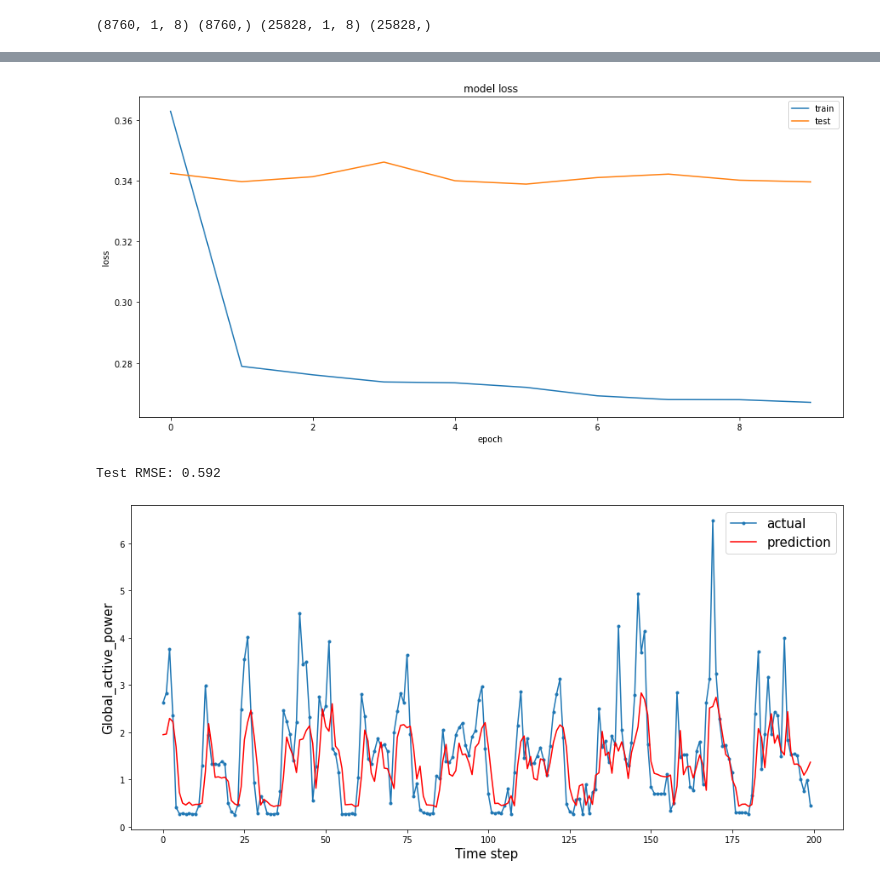
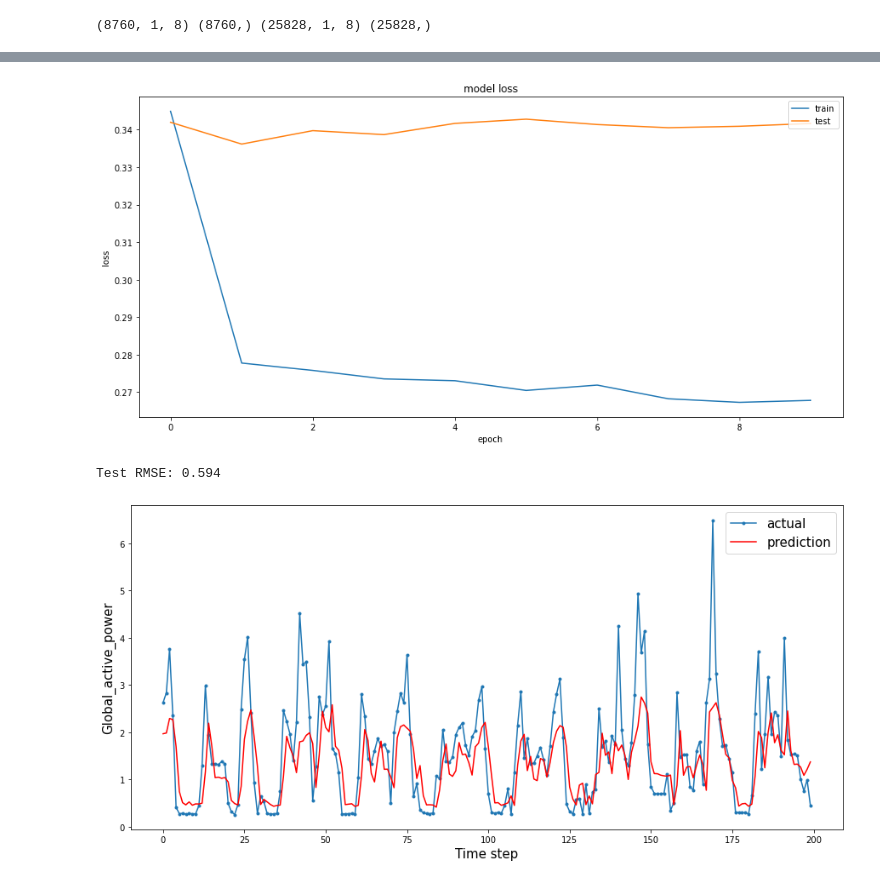
Before and after one commit to gitwetguy/Household_power_prediction, a Jupyter notebook: Household_power_prediciton.ipynb, the cells around one changed output, grey strips where cells are left out. Saved outputs shown, nothing was run; the diff lists cells and outputs as text; code cells hidden in the pictures.

```diff
--- a/Household_power_prediciton.ipynb
+++ b/Household_power_prediciton.ipynb
@@ -189,9 +189,9 @@ model = Sequential()
 
 model.add(Bidirectional(LSTM(128, return_sequences=True,unroll=False),input_shape=(train_X.shape[1], train_X.shape[2])))
 model.add(Dropout(0.5))
-model.add(Bidirectional(LSTM(64, return_sequences=True,unroll=False)))
+model.add(Bidirectional(LSTM(128, return_sequences=True,unroll=False)))
 model.add(Dropout(0.5))
-model.add(Bidirectional(LSTM(64, return_sequences=False,unroll=False)))
+model.add(Bidirectional(LSTM(128, return_sequences=False,unroll=False)))
 model.add(Dense(1))
 
 model.compile(loss='mean_squared_error', optimizer='adam')
@@ -249,5 +249,5 @@ Epoch 10/10
-[figure, old version]
+[figure, new version]
-Test RMSE: 0.592
+Test RMSE: 0.594
 # %%
 ## time steps, every step is one hour (you can easily convert the time step to the actual time index)
 ## for a demonstration purpose, I only compare the predictions in 200 hours.
```
Also changed, not shown: parts of 1 cell of this notebook.
